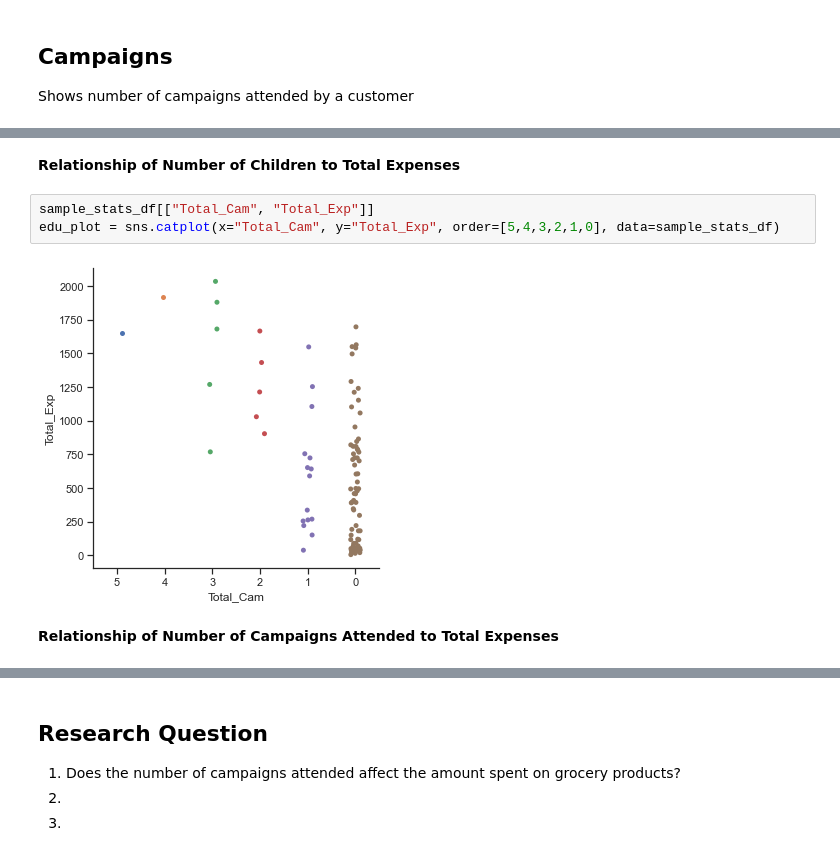
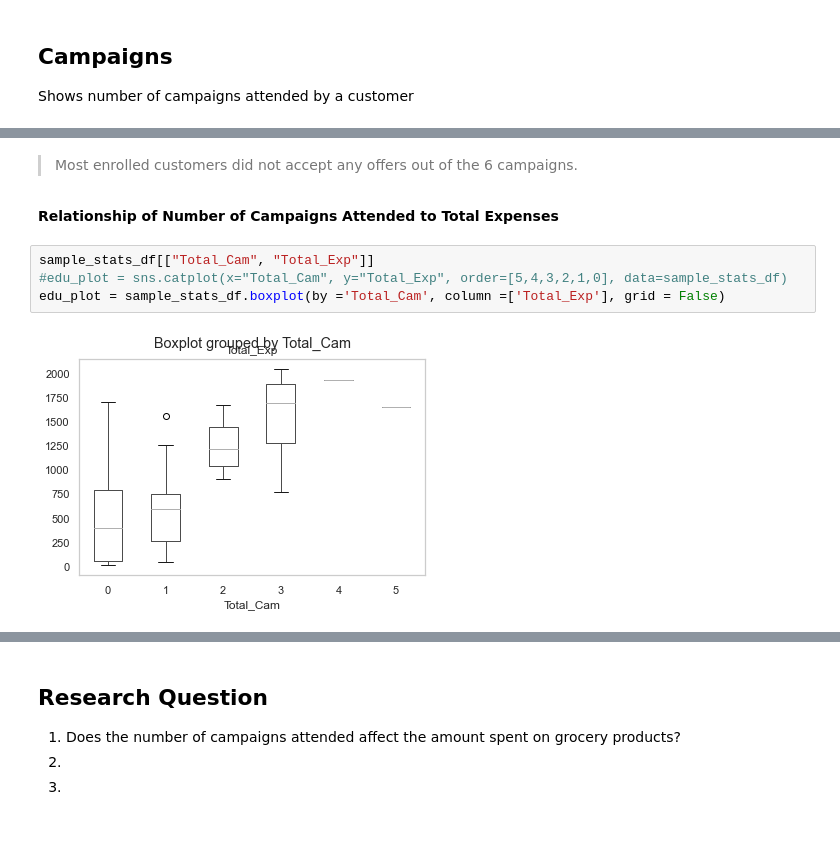
Before and after one commit to Margaret-Inguillo/CSMODEL, a Jupyter notebook: Sales1.ipynb, the cells around one changed output, grey strips where cells are left out. Cells and saved outputs as stored; diff of their text form.

```diff
--- a/Sales1.ipynb
+++ b/Sales1.ipynb
@@ -264,9 +278,10 @@ edu_plot = sns.catplot(x="Total_Cam", kind="count", order=[5,4,3,2,1,0], data=sa
-# %% [markdown]
-**Relationship of Number of Children to Total Expenses**
-# %%
-sample_stats_df[["Total_Cam", "Total_Exp"]]
-edu_plot = sns.catplot(x="Total_Cam", y="Total_Exp", order=[5,4,3,2,1,0], data=sample_stats_df)
-# %% [output]
-[figure, old version]
+# %% [markdown]
+> Most enrolled customers did not accept any offers out of the 6 campaigns.
 # %% [markdown]
 **Relationship of Number of Campaigns Attended to Total Expenses**
+# %%
+sample_stats_df[["Total_Cam", "Total_Exp"]]
+#edu_plot = sns.catplot(x="Total_Cam", y="Total_Exp", order=[5,4,3,2,1,0], data=sample_stats_df)
+edu_plot = sample_stats_df.boxplot(by ='Total_Cam', column =['Total_Exp'], grid = False)
+# %% [output]
+[figure, new version]
```
Also changed, not shown: parts of 26 cells of this notebook.
